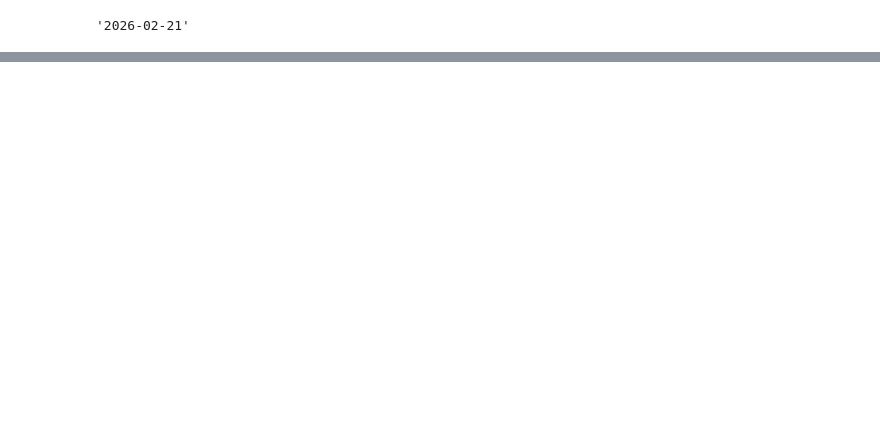
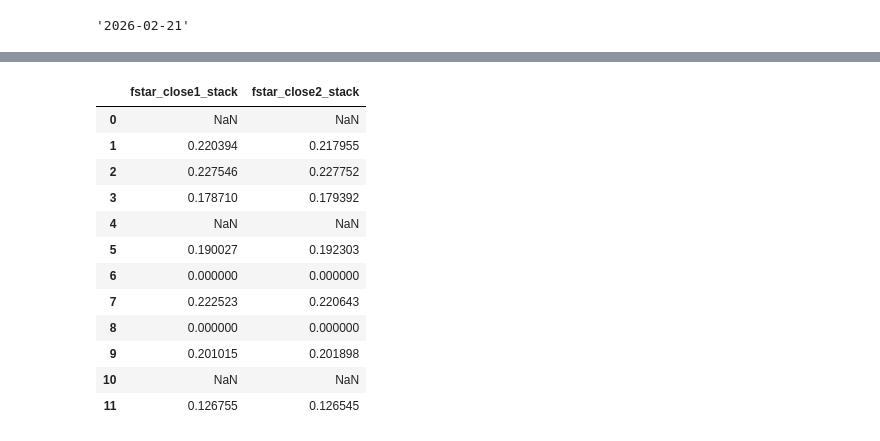
Before and after one commit to jcmarkowicz/sports_betting, a Jupyter notebook: UpcomingPicks/test_nbs/upcoming_picks.ipynb, the cells around one changed output, grey strips where cells are left out. Drawn from its saved outputs; the diff is of its cells as text; code cells hidden in the pictures; blank space fills up the shorter version.

```diff
--- a/UpcomingPicks/test_nbs/upcoming_picks.ipynb
+++ b/UpcomingPicks/test_nbs/upcoming_picks.ipynb
@@ -106,0 +63,17 @@ upcoming_df[['open_red', 'open_blue', 'close2_red', 'close2_blue']]
+# %%
+test_columns = ['fstar_close1_stack', 'fstar_close2_stack']
+df_bets_all[test_columns]
+# %% [output]
+|  | fstar_close1_stack | fstar_close2_stack |
+| 0 | NaN | NaN |
+| 1 | 0.220394 | 0.217955 |
+| 2 | 0.227546 | 0.227752 |
+| 3 | 0.178710 | 0.179392 |
+| 4 | NaN | NaN |
+| 5 | 0.190027 | 0.192303 |
+| 6 | 0.000000 | 0.000000 |
+| 7 | 0.222523 | 0.220643 |
+| 8 | 0.000000 | 0.000000 |
+| 9 | 0.201015 | 0.201898 |
+| 10 | NaN | NaN |
+| 11 | 0.126755 | 0.126545 |
```
Also changed, not shown: parts of 8 cells of this notebook, 4 other files.
